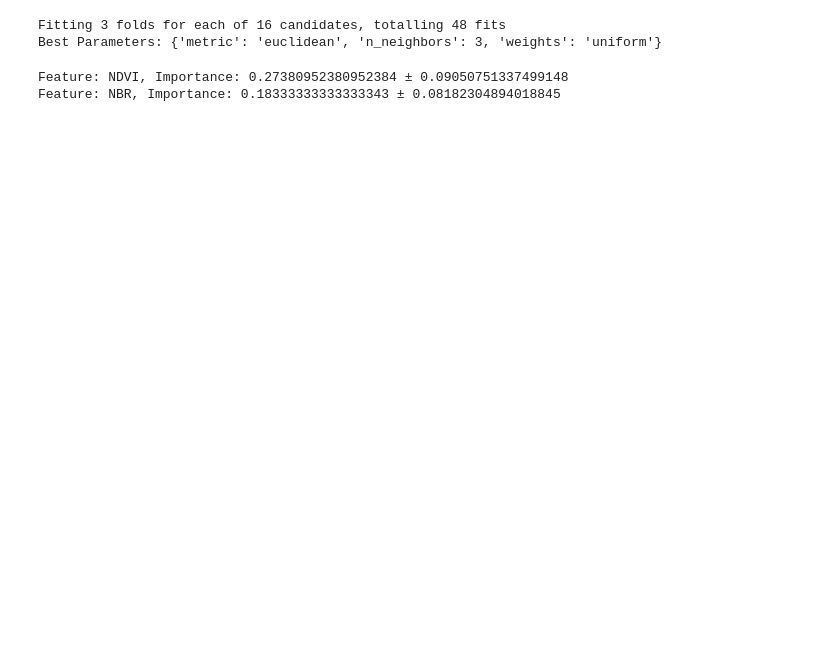
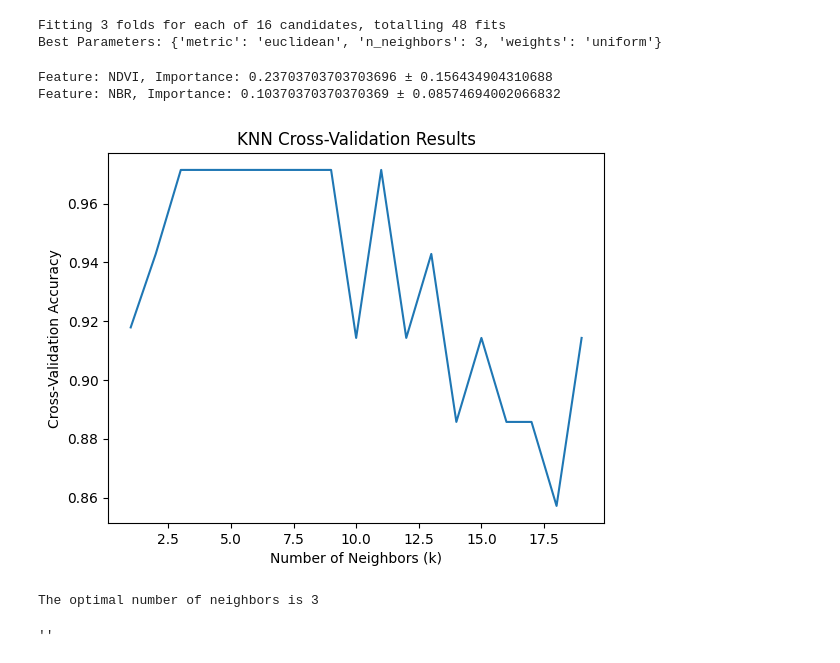
Before and after one commit to yuhengm/Capstone, a Jupyter notebook: mine_seg_sat/models/knn.ipynb, the cells around one changed output. Drawn from its saved outputs; the diff is of its cells as text; code cells hidden in the pictures; blank space fills up the shorter version.

```diff
--- a/mine_seg_sat/models/knn.ipynb
+++ b/mine_seg_sat/models/knn.ipynb
@@ -16,6 +16,6 @@ y = df['label']
 X_train, X_test, y_train, y_test = train_test_split(X, y, test_size=0.2, random_state=42)
 # %%
 # Initialize and train the KNN model
-knn = KNeighborsClassifier(n_neighbors=5)
+knn = KNeighborsClassifier(n_neighbors=3)
 knn.fit(X_train, y_train)
 # %% [output]
@@ -46,23 +46,21 @@ weighted avg       0.94      0.93      0.93        14
-# %%
-from sklearn.model_selection import GridSearchCV
-# Fine-tuning the model using Grid Search
-param_grid = {
-    'n_neighbors': [3, 5, 7, 9],
-    'weights': ['uniform', 'distance'],
-    'metric': ['euclidean', 'manhattan']
-}
-
-grid_search = GridSearchCV(estimator=knn, param_grid=param_grid,
-                           cv=3, n_jobs=-1, verbose=2)
-grid_search.fit(X_train, y_train)
-
-best_params = grid_search.best_params_
-print("Best Parameters:", best_params)
-
-best_knn = grid_search.best_estimator_
-# %% [output]
-Fitting 3 folds for each of 16 candidates, totalling 48 fits
-Best Parameters: {'metric': 'euclidean', 'n_neighbors': 3, 'weights': 'uniform'}
+# %%
+from sklearn.model_selection import GridSearchCV
+# Fine-tuning the model using Grid Search
+param_grid = {
+    'n_neighbors': [3, 5, 7, 9],
+    'weights': ['uniform', 'distance'],
+    'metric': ['euclidean', 'manhattan']
+}
+
+grid_search = GridSearchCV(estimator=knn, param_grid=param_grid,
+                           cv=3, n_jobs=-1, verbose=2)
+grid_search.fit(X_train, y_train)
+
+best_params = grid_search.best_params_
+print("Best Parameters:", best_params)
+# %% [output]
+Fitting 3 folds for each of 16 candidates, totalling 48 fits
+Best Parameters: {'metric': 'euclidean', 'n_neighbors': 3, 'weights': 'uniform'}
 # %%
 from sklearn.inspection import permutation_importance
 
@@ -77,5 +75,38 @@ std = result.importances_std
 for feature, importance, std in zip(['NDVI', 'NBR'], importances, std):
     print(f"Feature: {feature}, Importance: {importance} ± {std}")
 # %% [output]
-Feature: NDVI, Importance: 0.27380952380952384 ± 0.09050751337499148
-Feature: NBR, Importance: 0.18333333333333343 ± 0.08182304894018845
+Feature: NDVI, Importance: 0.23703703703703696 ± 0.156434904310688
+Feature: NBR, Importance: 0.10370370370370369 ± 0.08574694002066832
+# %%
+from sklearn.model_selection import cross_val_score
+import matplotlib.pyplot as plt
+from sklearn.neighbors import KNeighborsClassifier
+
+# Range of k values to test; ensuring k is less than the number of samples
+k_values = range(1, min(20, len(X_train) - 1))
+
+# List to store cross-validation scores
+cv_scores = []
+
+for k in k_values:
+    knn = KNeighborsClassifier(n_neighbors=k)
+    scores = cross_val_score(knn, X_train, y_train, cv=min(5, len(X_train)))
+    cv_scores.append(scores.mean())
+
+# Find the k value with the maximum score
+optimal_k = k_values[cv_scores.index(max(cv_scores))]
+
+# Plotting k values against cross-validation scores
+plt.plot(k_values, cv_scores)
+plt.xlabel('Number of Neighbors (k)')
+plt.ylabel('Cross-Validation Accuracy')
+plt.title('KNN Cross-Validation Results')
+plt.show()
+
+print(f"The optimal number of neighbors is {optimal_k}")
+
+;
+# %% [output]
+[figure, added]
+The optimal number of neighbors is 3
+''
```
Also changed, not shown: parts of 3 cells of this notebook, 1 other file.
